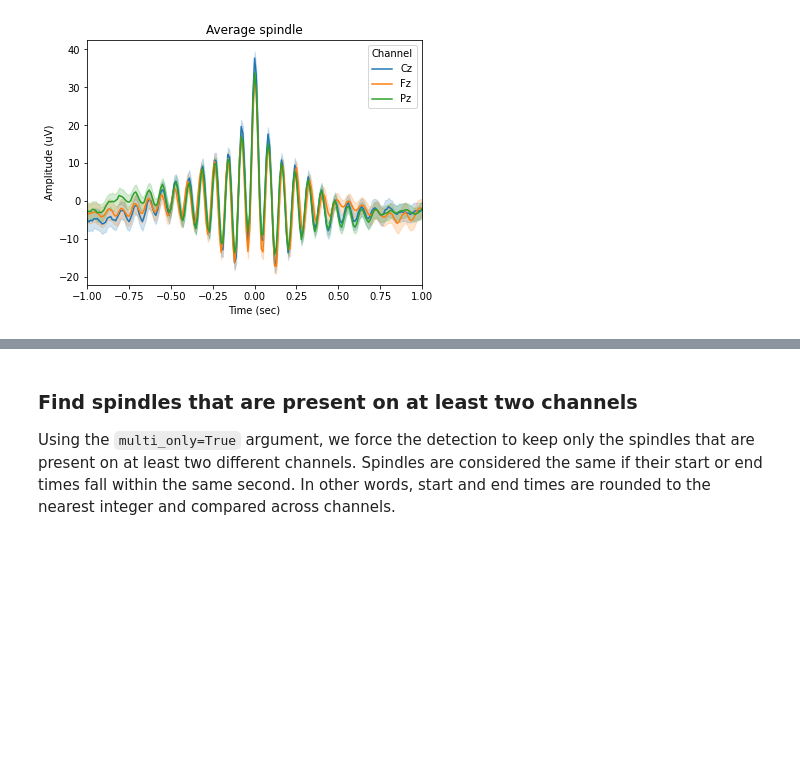
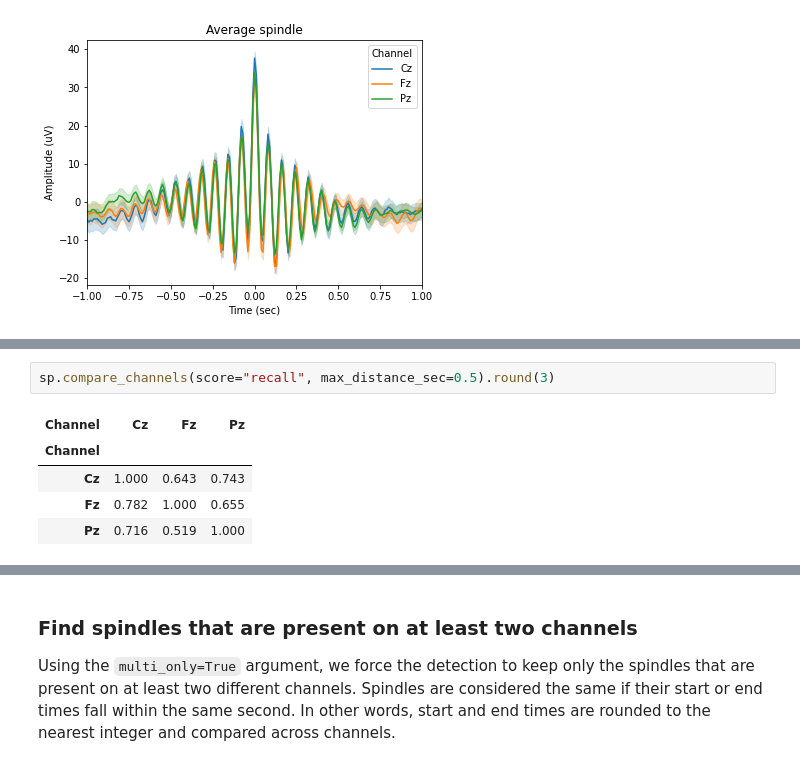
Before and after one commit to raphaelvallat/yasa, a Jupyter notebook: notebooks/02_spindles_detection_multi.ipynb, the cells around one changed output, grey strips where cells are left out. Drawn from its saved outputs; the diff is of its cells as text; blank space fills up the shorter version.

```diff
--- a/notebooks/02_spindles_detection_multi.ipynb
+++ b/notebooks/02_spindles_detection_multi.ipynb
@@ -83,0 +88,8 @@ sp.plot_average(center='Peak', time_before=1, time_after=1);
+# %%
+sp.compare_channels(score="recall", max_distance_sec=0.5).round(3)
+# %% [output]
+| Channel | Cz | Fz | Pz |
+| Channel |  |  |  |
+| Cz | 1.000 | 0.643 | 0.743 |
+| Fz | 0.782 | 1.000 | 0.655 |
+| Pz | 0.716 | 0.519 | 1.000 |
```
Also changed, not shown: parts of 8 cells of this notebook, 6 other files.
